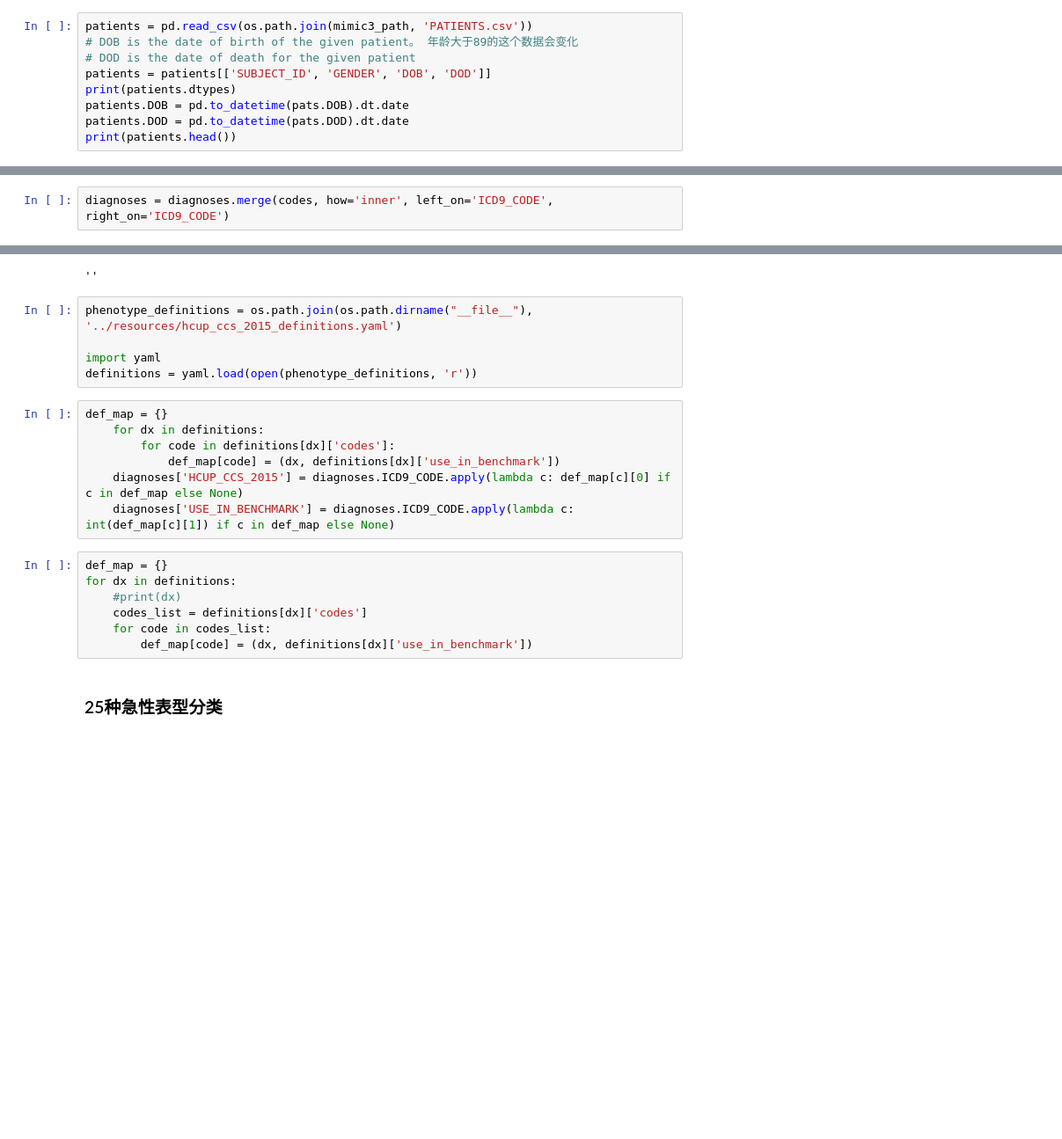
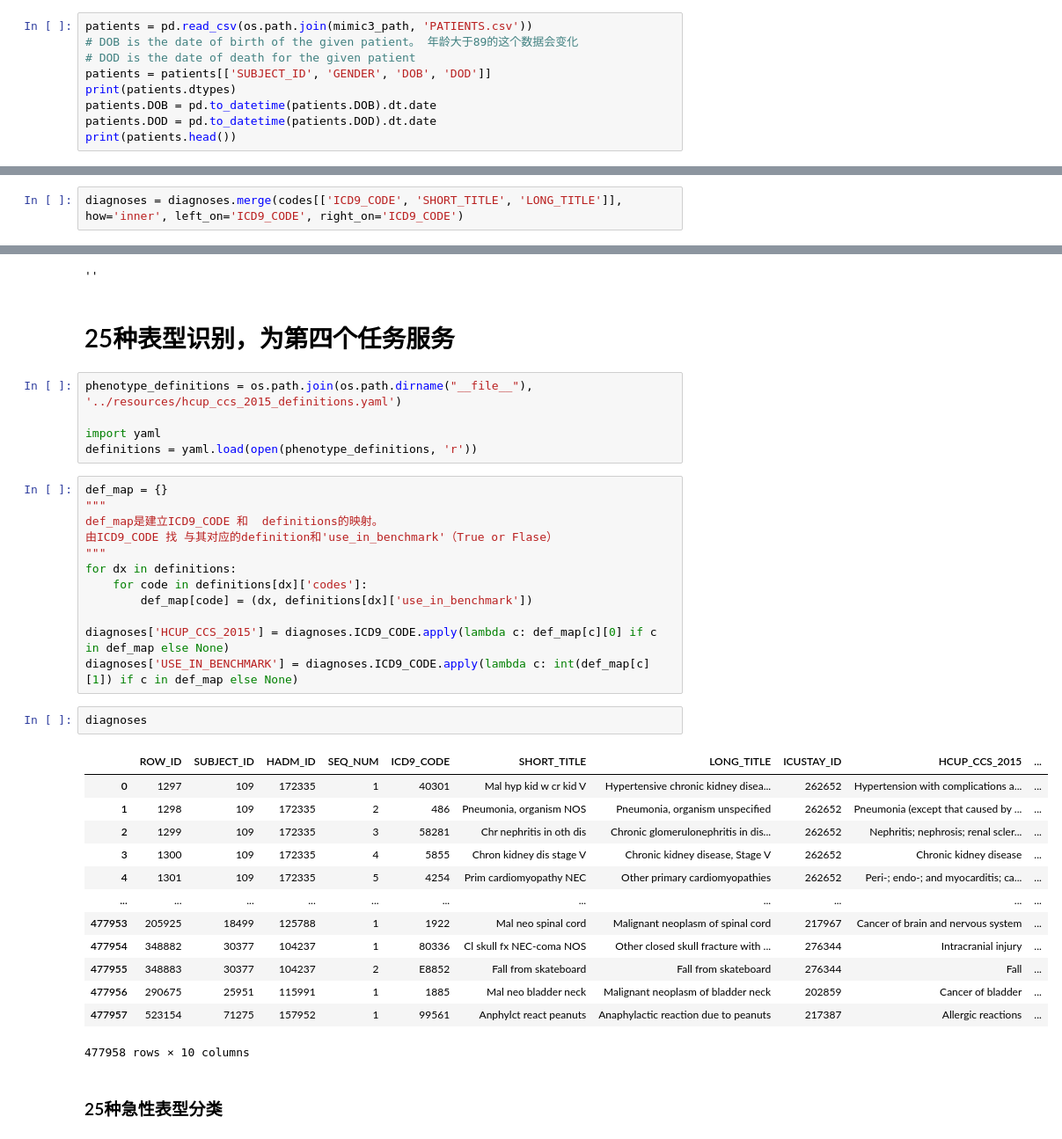
Before and after one commit to LandAndLand/mimic3-benchmarks, a Jupyter notebook: mimic3benchmark/scripts/preprocess.ipynb, the cells around one changed output, grey strips where cells are left out. Shown at 88% size. Drawn from its saved outputs; the diff is of its cells as text; blank space fills up the shorter version.

```diff
--- a/mimic3benchmark/scripts/preprocess.ipynb
+++ b/mimic3benchmark/scripts/preprocess.ipynb
@@ -25,8 +31,8 @@ patients = pd.read_csv(os.path.join(mimic3_path, 'PATIENTS.csv'))
 # DOD is the date of death for the given patient
 patients = patients[['SUBJECT_ID', 'GENDER', 'DOB', 'DOD']]
 print(patients.dtypes)
-patients.DOB = pd.to_datetime(pats.DOB).dt.date
-patients.DOD = pd.to_datetime(pats.DOD).dt.date
+patients.DOB = pd.to_datetime(patients.DOB).dt.date
+patients.DOD = pd.to_datetime(patients.DOD).dt.date
 print(patients.head())
 # %% [output]
 SUBJECT_ID     int64
@@ -317,2 +336,2 @@ Index(['ROW_ID', 'SUBJECT_ID', 'HADM_ID', 'SEQ_NUM', 'ICD9_CODE'], dtype='object
 # %%
-diagnoses = diagnoses.merge(codes, how='inner', left_on='ICD9_CODE', right_on='ICD9_CODE')
+diagnoses = diagnoses.merge(codes[['ICD9_CODE', 'SHORT_TITLE', 'LONG_TITLE']], how='inner', left_on='ICD9_CODE', right_on='ICD9_CODE')
@@ -431,6 +455,8 @@ codes.sort_values('COUNT', ascending=False)
 os.path.dirname("__file__")
 # %% [output]
 ''
+# %% [markdown]
+# 25种表型识别，为第四个任务服务
 # %%
 phenotype_definitions = os.path.join(os.path.dirname("__file__"), '../resources/hcup_ccs_2015_definitions.yaml')
 
@@ -438,17 +464,31 @@ import yaml
 definitions = yaml.load(open(phenotype_definitions, 'r'))
 # %%
 def_map = {}
-    for dx in definitions:
-        for code in definitions[dx]['codes']:
-            def_map[code] = (dx, definitions[dx]['use_in_benchmark'])
-    diagnoses['HCUP_CCS_2015'] = diagnoses.ICD9_CODE.apply(lambda c: def_map[c][0] if c in def_map else None)
-    diagnoses['USE_IN_BENCHMARK'] = diagnoses.ICD9_CODE.apply(lambda c: int(def_map[c][1]) if c in def_map else None)
+"""
+def_map是建立ICD9_CODE 和  definitions的映射。
+由ICD9_CODE 找 与其对应的definition和'use_in_benchmark'（True or Flase）
+"""
+for dx in definitions:
+    for code in definitions[dx]['codes']:
+        def_map[code] = (dx, definitions[dx]['use_in_benchmark'])
+
+diagnoses['HCUP_CCS_2015'] = diagnoses.ICD9_CODE.apply(lambda c: def_map[c][0] if c in def_map else None)
+diagnoses['USE_IN_BENCHMARK'] = diagnoses.ICD9_CODE.apply(lambda c: int(def_map[c][1]) if c in def_map else None)
-# %%
-def_map = {}
-for dx in definitions:
-    #print(dx)
-    codes_list = definitions[dx]['codes']
-    for code in codes_list:
-        def_map[code] = (dx, definitions[dx]['use_in_benchmark'])
+# %%
+diagnoses
+# %% [output]
+|  | ROW_ID | SUBJECT_ID | HADM_ID | SEQ_NUM | ICD9_CODE | SHORT_TITLE | LONG_TITLE | ICUSTAY_ID | HCUP_CCS_2015 | ... |
+| 0 | 1297 | 109 | 172335 | 1 | 40301 | Mal hyp kid w cr kid V | Hypertensive chronic kidney disea... | 262652 | Hypertension with complications a... | ... |
+| 1 | 1298 | 109 | 172335 | 2 | 486 | Pneumonia, organism NOS | Pneumonia, organism unspecified | 262652 | Pneumonia (except that caused by ... | ... |
+| 2 | 1299 | 109 | 172335 | 3 | 58281 | Chr nephritis in oth dis | Chronic glomerulonephritis in dis... | 262652 | Nephritis; nephrosis; renal scler... | ... |
+| 3 | 1300 | 109 | 172335 | 4 | 5855 | Chron kidney dis stage V | Chronic kidney disease, Stage V | 262652 | Chronic kidney disease | ... |
+| 4 | 1301 | 109 | 172335 | 5 | 4254 | Prim cardiomyopathy NEC | Other primary cardiomyopathies | 262652 | Peri-; endo-; and myocarditis; ca... | ... |
+| ... | ... | ... | ... | ... | ... | ... | ... | ... | ... | ... |
+| 477953 | 205925 | 18499 | 125788 | 1 | 1922 | Mal neo spinal cord | Malignant neoplasm of spinal cord | 217967 | Cancer of brain and nervous system | ... |
+| 477954 | 348882 | 30377 | 104237 | 1 | 80336 | Cl skull fx NEC-coma NOS | Other closed skull fracture with ... | 276344 | Intracranial injury | ... |
+| 477955 | 348883 | 30377 | 104237 | 2 | E8852 | Fall from skateboard | Fall from skateboard | 276344 | Fall | ... |
+| 477956 | 290675 | 25951 | 115991 | 1 | 1885 | Mal neo bladder neck | Malignant neoplasm of bladder neck | 202859 | Cancer of bladder | ... |
+| 477957 | 523154 | 71275 | 157952 | 1 | 99561 | Anphylct react peanuts | Anaphylactic reaction due to peanuts | 217387 | Allergic reactions | ... |
+477958 rows × 10 columns
 # %% [markdown]
 ### 25种急性表型分类
```
Also changed, not shown: parts of 40 cells of this notebook.
